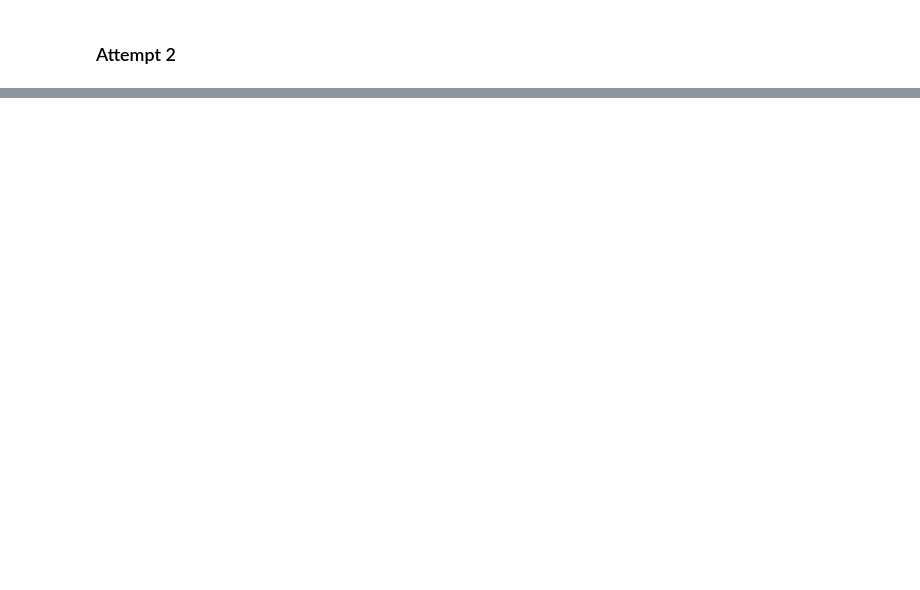
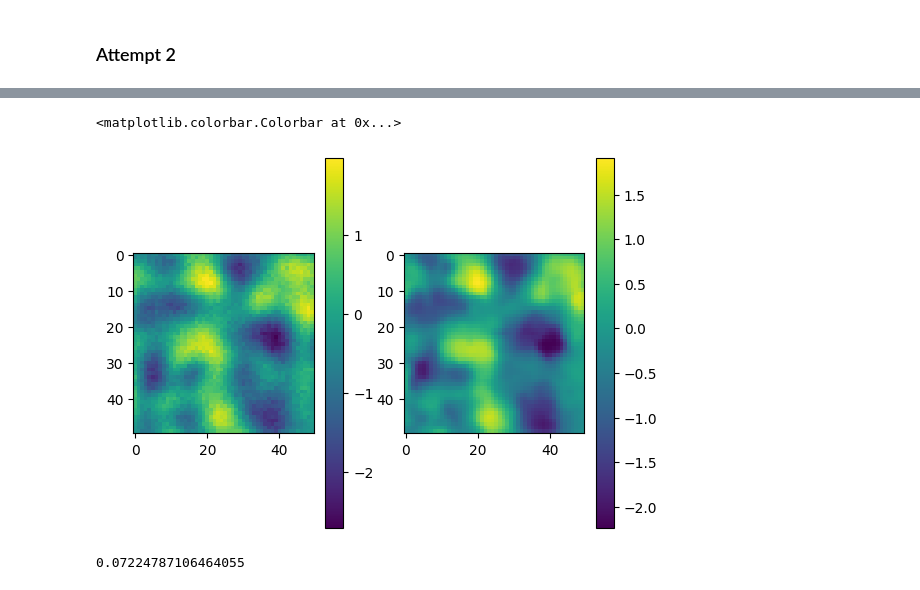
Before and after one commit to elliekkim/deep_ps, a Jupyter notebook: simple_dk_test2.ipynb, the cells around one changed output, grey strips where cells are left out. Drawn from its saved outputs; the diff is of its cells as text; code cells hidden in the pictures; blank space fills up the shorter version.

```diff
--- a/simple_dk_test2.ipynb
+++ b/simple_dk_test2.ipynb
@@ -209,0 +223,15 @@ plt.show()
+# %%
+# fig, (ax1, ax2) = plt.subplots(1,2)
+plt.subplot(1,2,1)
+plt.imshow(process_values_grid)
+plt.colorbar()
+plt.subplot(1,2,2)
+plt.imshow(y_pred_deepkriging.reshape((50,50)))
+plt.colorbar()
+# %% [output]
+<matplotlib.colorbar.Colorbar at 0x...>
+[figure, added]
+# %%
+np.mean((process_values_grid - y_pred_deepkriging.reshape((50, 50)))**2)
+# %% [output]
+0.07224787106464055
```
Also changed, not shown: parts of 9 cells of this notebook.
